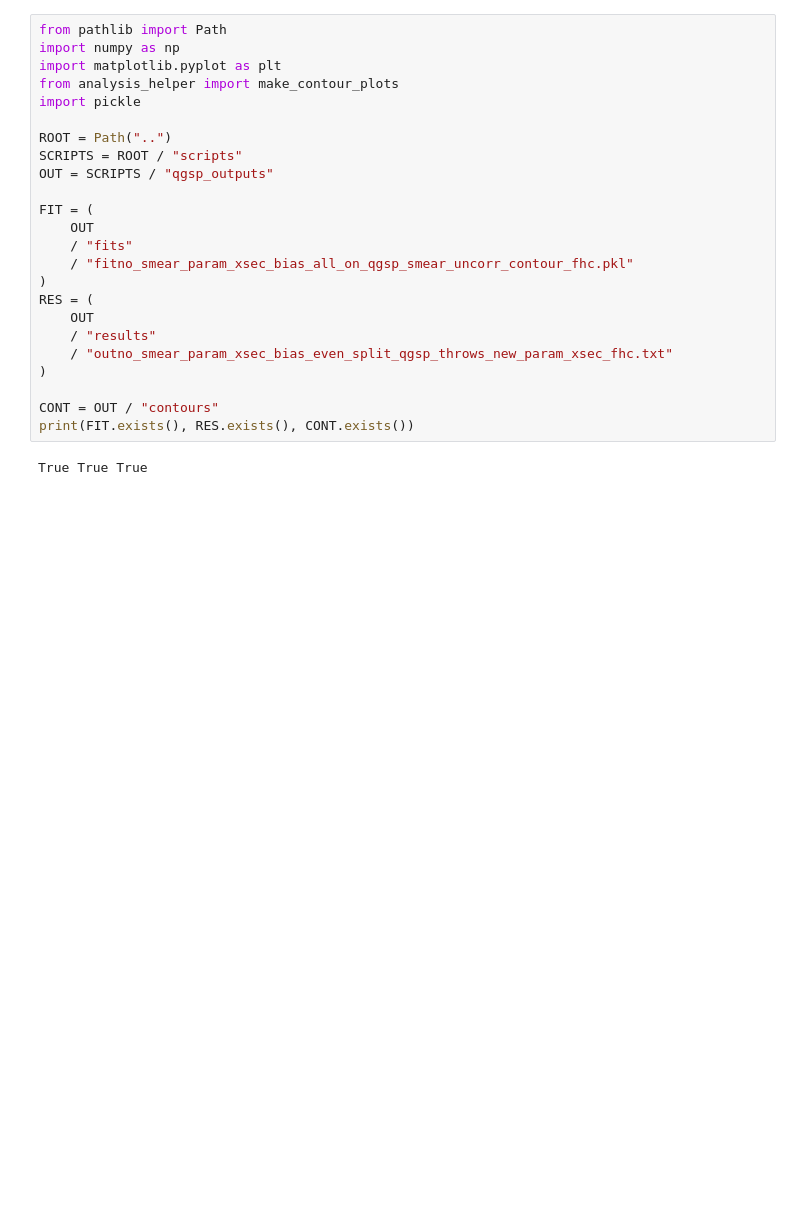
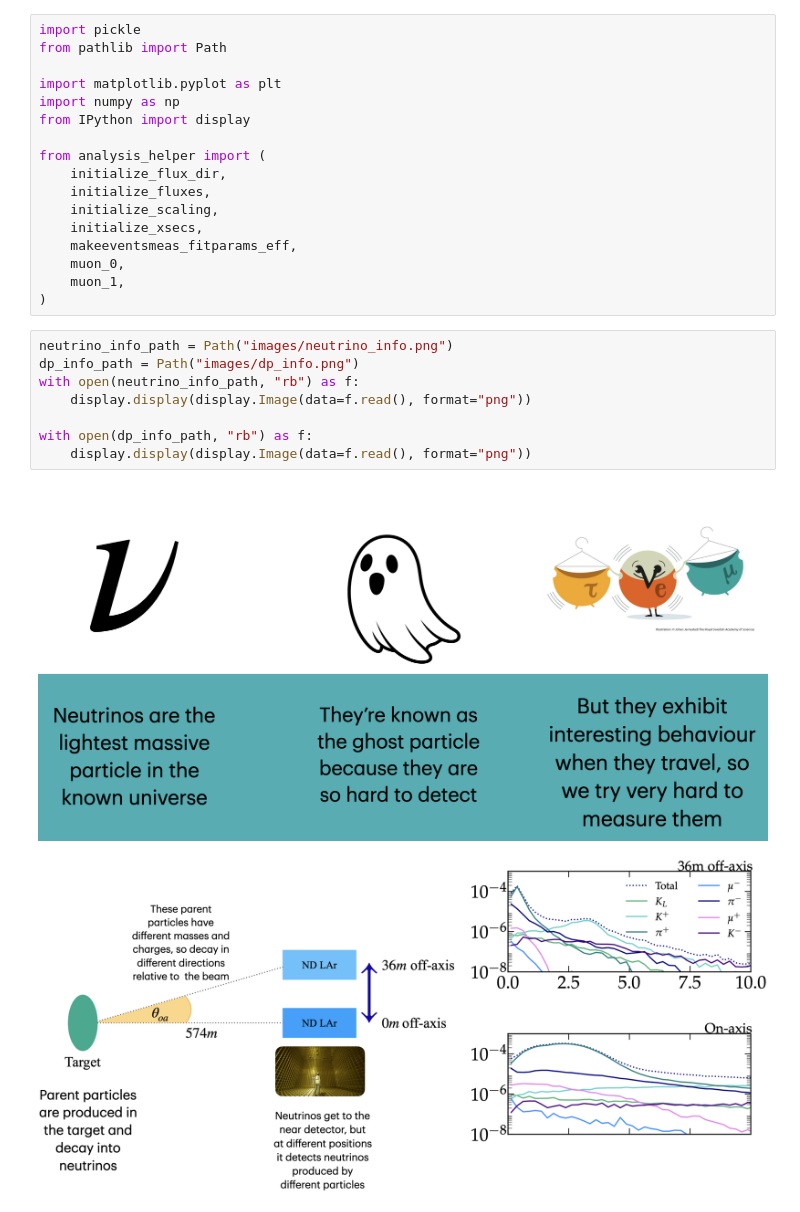
Before and after one commit to margot-macmahon/dp-demo, a Jupyter notebook: example_analysis.ipynb, the cells around one changed output. Saved outputs shown, nothing was run; the diff lists cells and outputs as text; blank space fills up the shorter version.

```diff
--- a/example_analysis.ipynb
+++ b/example_analysis.ipynb
@@ -1,27 +1,29 @@
 # %%
+import pickle
 from pathlib import Path
+
+import matplotlib.pyplot as plt
 import numpy as np
-import matplotlib.pyplot as plt
-from analysis_helper import make_contour_plots
-import pickle
+from IPython import display
 
-ROOT = Path("..")
-SCRIPTS = ROOT / "scripts"
-OUT = SCRIPTS / "qgsp_outputs"
-
-FIT = (
-    OUT
-    / "fits"
-    / "fitno_smear_param_xsec_bias_all_on_qgsp_smear_uncorr_contour_fhc.pkl"
+from analysis_helper import (
+    initialize_flux_dir,
+    initialize_fluxes,
+    initialize_scaling,
+    initialize_xsecs,
+    makeeventsmeas_fitparams_eff,
+    muon_0,
+    muon_1,
 )
-RES = (
-    OUT
-    / "results"
-    / "outno_smear_param_xsec_bias_even_split_qgsp_throws_new_param_xsec_fhc.txt"
-)
-
-CONT = OUT / "contours"
-print(FIT.exists(), RES.exists(), CONT.exists())
-# %% [output]
-True True True
+# %%
+neutrino_info_path = Path("images/neutrino_info.png")
+dp_info_path = Path("images/dp_info.png")
+with open(neutrino_info_path, "rb") as f:
+    display.display(display.Image(data=f.read(), format="png"))
+
+with open(dp_info_path, "rb") as f:
+    display.display(display.Image(data=f.read(), format="png"))
+# %% [output]
+[figure, added]
+[figure, added]
 # %% [markdown]
```
Also changed, not shown: parts of 20 cells of this notebook.
